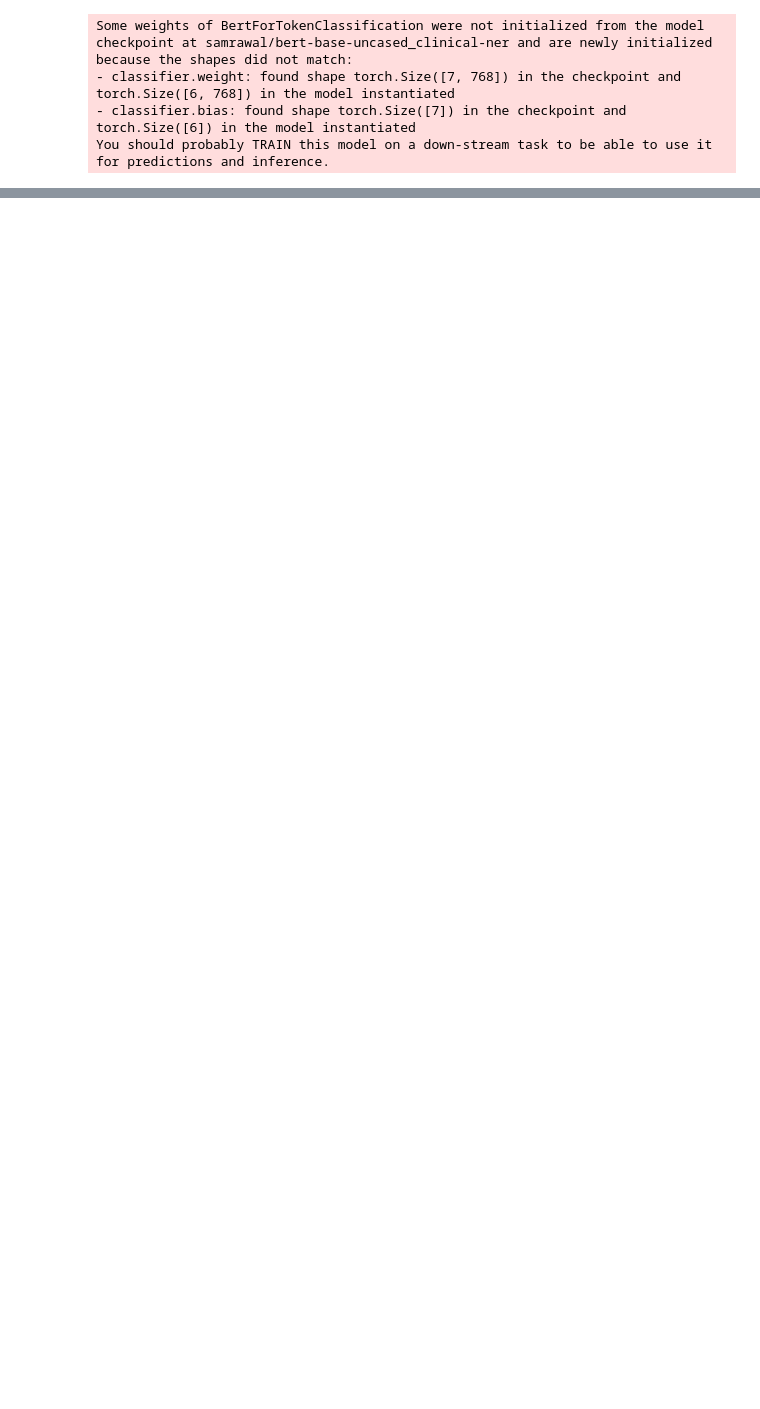
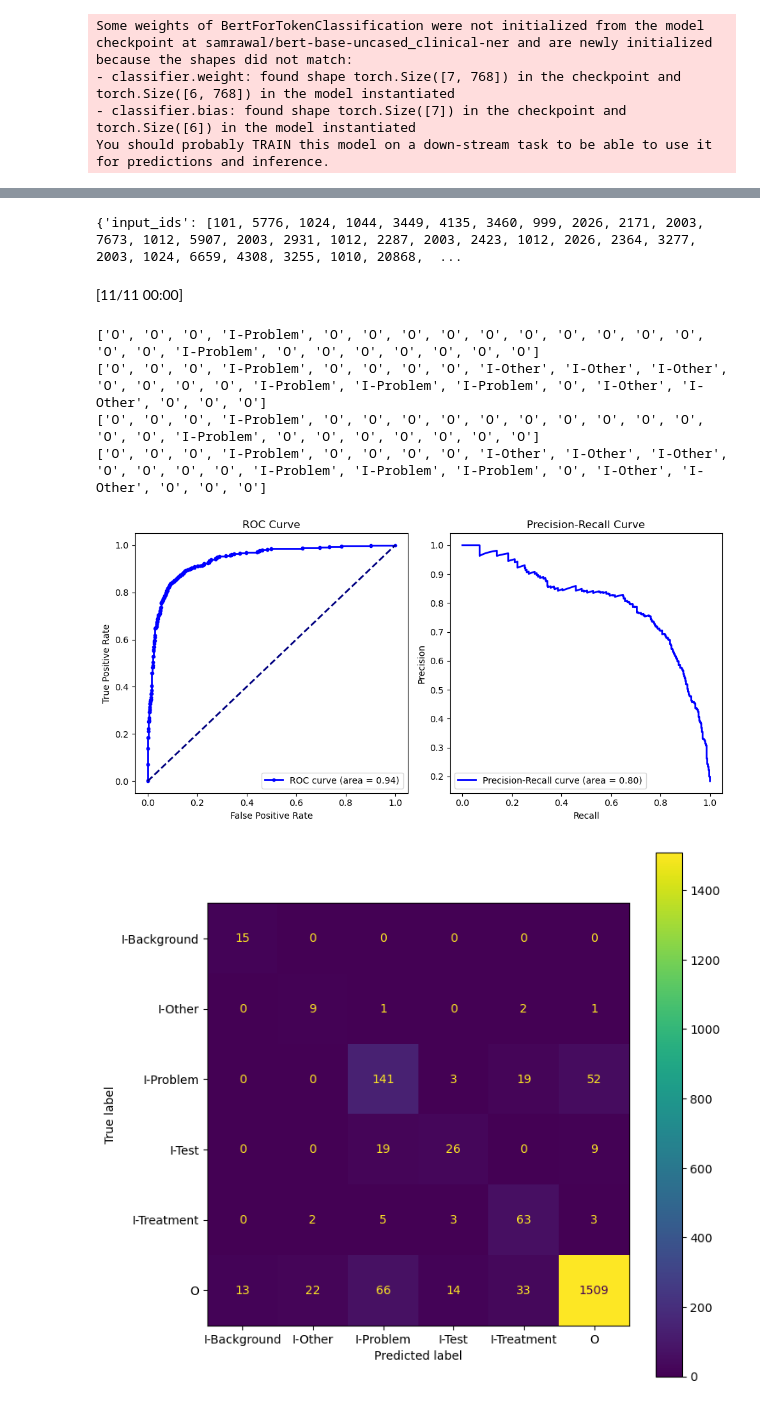
Before and after one commit to lara-ozyegen/MRP_MedHighlight, a Jupyter notebook: notebooks/trainer_clinical_bert.ipynb, the cells around one changed output, grey strips where cells are left out. Cells and saved outputs as stored; diff of their text form; code cells hidden in the pictures; blank space fills up the shorter version.

```diff
--- a/notebooks/trainer_clinical_bert.ipynb
+++ b/notebooks/trainer_clinical_bert.ipynb
@@ -668,0 +655,8 @@ span_predictions = token_to_spans(token_predictions, offset_mapping)
+# %%
+def transformm(example_batch):
+    example_batch['sentence'] = ast.literal_eval(example_batch['sentence'])
+
+    example_batch['tag'] = ast.literal_eval(example_batch['tag'])
+
+    example_batch['tag'] = [label2id[label] for label in example_batch['tag']]
+    return example_batch
@@ -668,0 +702,10 @@ span_predictions = token_to_spans(token_predictions, offset_mapping)
+# %%
+# Load the evaluation data
+eval_dataset = load_dataset('csv', data_files='data/processed/mtsamples/final_eval.csv')
+eval_dataset = eval_dataset.map(transformm)
+# %%
+# word ids of the tokenized mtsamples to find the original words
+mtsamples_sentences = eval_dataset['train']['sentence']
+mtsamples_word_ids = []
+for sentence in mtsamples_sentences:
+    mtsamples_word_ids.append(tokenizer(sentence, truncation=True, is_split_into_words=True).word_ids())
@@ -668,0 +845,35 @@ span_predictions = token_to_spans(token_predictions, offset_mapping)
+# %%
+# Load the tokenizer
+checkpoint_path = 'bert-finetuned-ner/checkpoint-2320'
+tokenizer = AutoTokenizer.from_pretrained(checkpoint_path)
+
+# Load the model
+model = AutoModelForTokenClassification.from_pretrained(checkpoint_path)
+
+
+# Prepare the evaluation dataset
+eval_dataset = eval_dataset.map(tokenize_and_align_labels, batched=True, remove_columns=eval_dataset['train'].column_names)
+
+
+
+# Define the training arguments
+training_args = TrainingArguments(
+    output_dir='./results',
+    do_predict=True,
+    per_device_eval_batch_size=4
+)
+
+# Initialize the Trainer
+trainer = Trainer(
+    model=model,
+    args=training_args,
+    data_collator=data_collator,
+    compute_metrics=compute_metricss,
+)
+
+# Evaluate the model
+print(eval_dataset['train'][0])
+results = trainer.evaluate(eval_dataset['train'])
+
+print(results)
+# %% [output]
@@ -668,0 +881,8 @@ span_predictions = token_to_spans(token_predictions, offset_mapping)
+{'input_ids': [101, 5776, 1024, 1044, 3449, 4135, 3460, 999, 2026, 2171, 2003, 7673, 1012, 5907, 2003, 2931, 1012, 2287, 2003, 2423, 1012, 2026, 2364, 3277, 2003, 1024, 6659, 4308, 3255, 1010, 20868,  ...
+[11/11 00:00]
+['O', 'O', 'O', 'I-Problem', 'O', 'O', 'O', 'O', 'O', 'O', 'O', 'O', 'O', 'O', 'O', 'O', 'I-Problem', 'O', 'O', 'O', 'O', 'O', 'O', 'O']
+['O', 'O', 'O', 'I-Problem', 'O', 'O', 'O', 'O', 'I-Other', 'I-Other', 'I-Other', 'O', 'O', 'O', 'O', 'I-Problem', 'I-Problem', 'I-Problem', 'O', 'I-Other', 'I-Other', 'O', 'O', 'O']
+['O', 'O', 'O', 'I-Problem', 'O', 'O', 'O', 'O', 'O', 'O', 'O', 'O', 'O', 'O', 'O', 'O', 'I-Problem', 'O', 'O', 'O', 'O', 'O', 'O', 'O']
+['O', 'O', 'O', 'I-Problem', 'O', 'O', 'O', 'O', 'I-Other', 'I-Other', 'I-Other', 'O', 'O', 'O', 'O', 'I-Problem', 'I-Problem', 'I-Problem', 'O', 'I-Other', 'I-Other', 'O', 'O', 'O']
+[figure, added]
+[figure, added]
```
Also changed, not shown: parts of 41 cells of this notebook, 4 other files.
